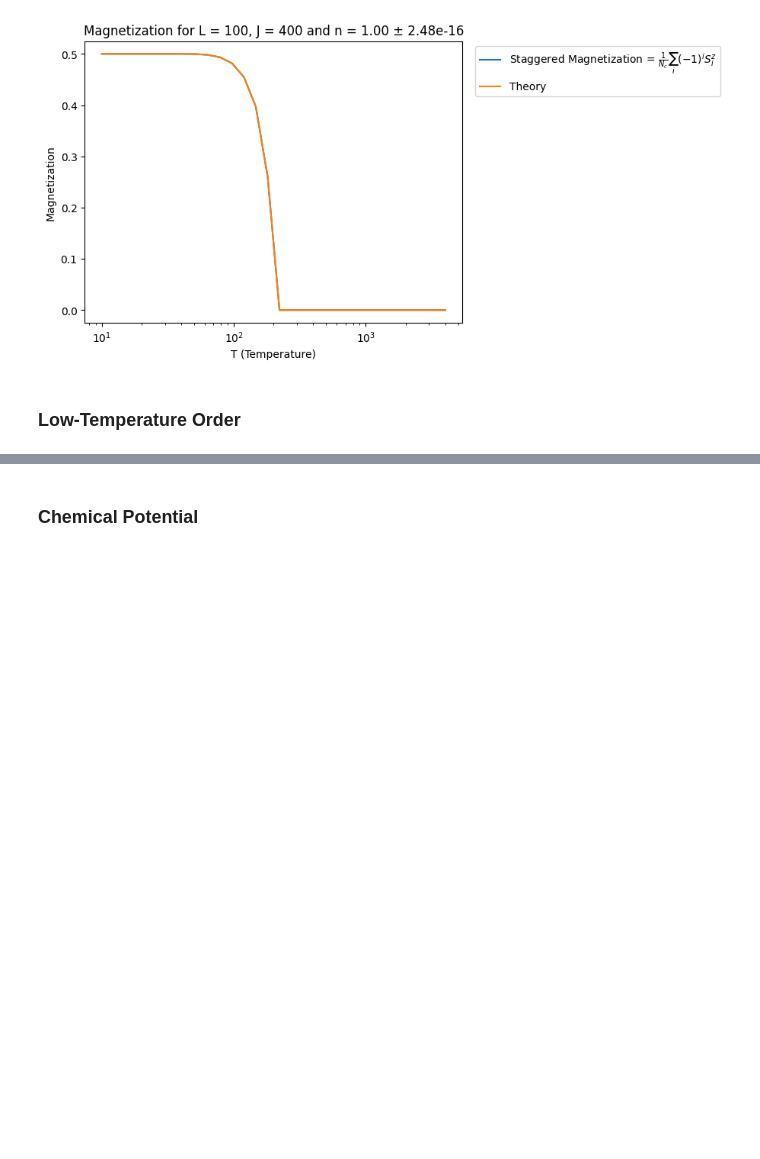
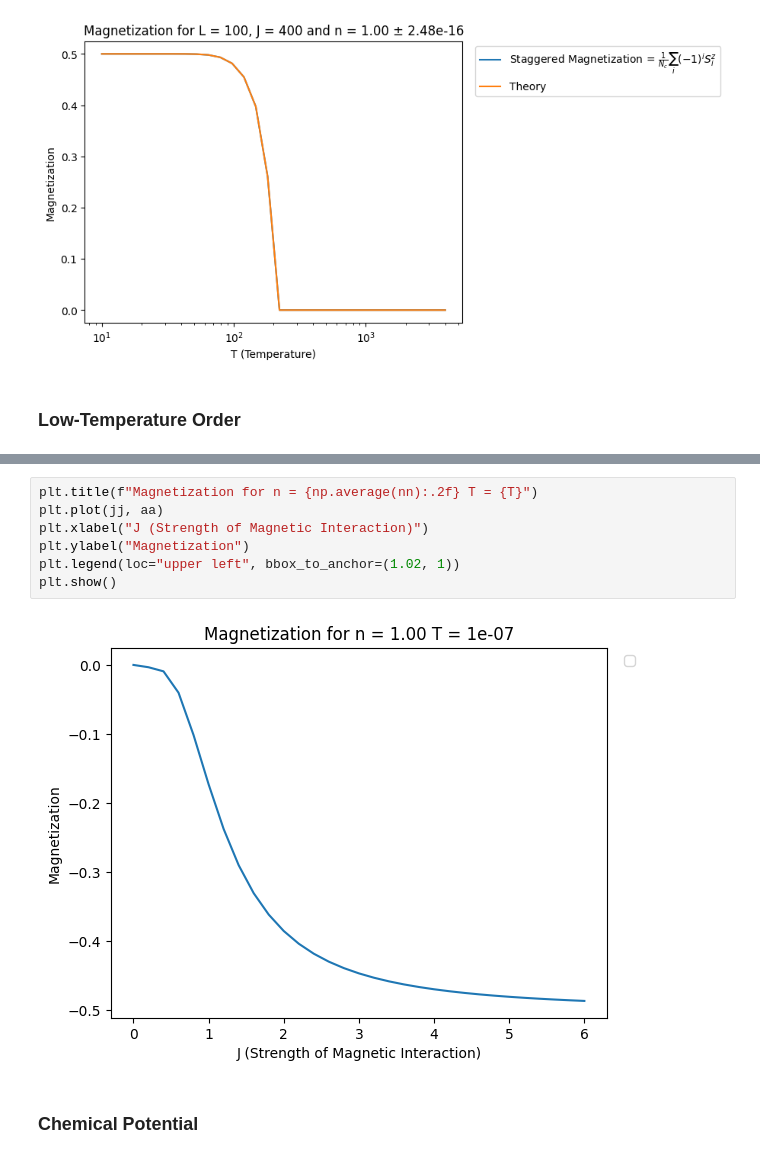
Before and after one commit to guilhermebaos/QUARMEN-Lessons, a Jupyter notebook: Master-Thesis/02-Notebooks/06-SC+AFM-1D.ipynb, the cells around one changed output, grey strips where cells are left out. Drawn from its saved outputs; the diff is of its cells as text; blank space fills up the shorter version.

```diff
--- a/Master-Thesis/02-Notebooks/06-SC+AFM-1D.ipynb
+++ b/Master-Thesis/02-Notebooks/06-SC+AFM-1D.ipynb
@@ -974,3 +972,12 @@ ValueError: x and y must have same first dimension, but have shapes (31,) and (3
+# %%
+plt.title(f"Magnetization for n = {np.average(nn):.2f} T = {T}")
+plt.plot(jj, aa)
+plt.xlabel("J (Strength of Magnetic Interaction)")
+plt.ylabel("Magnetization")
+plt.legend(loc="upper left", bbox_to_anchor=(1.02, 1))
+plt.show()
+# %% [output]
+[figure, added]
 # %% [markdown]
 ### Chemical Potential
 # %%
```
Also changed, not shown: parts of 1 cell of this notebook, 35 other files.
